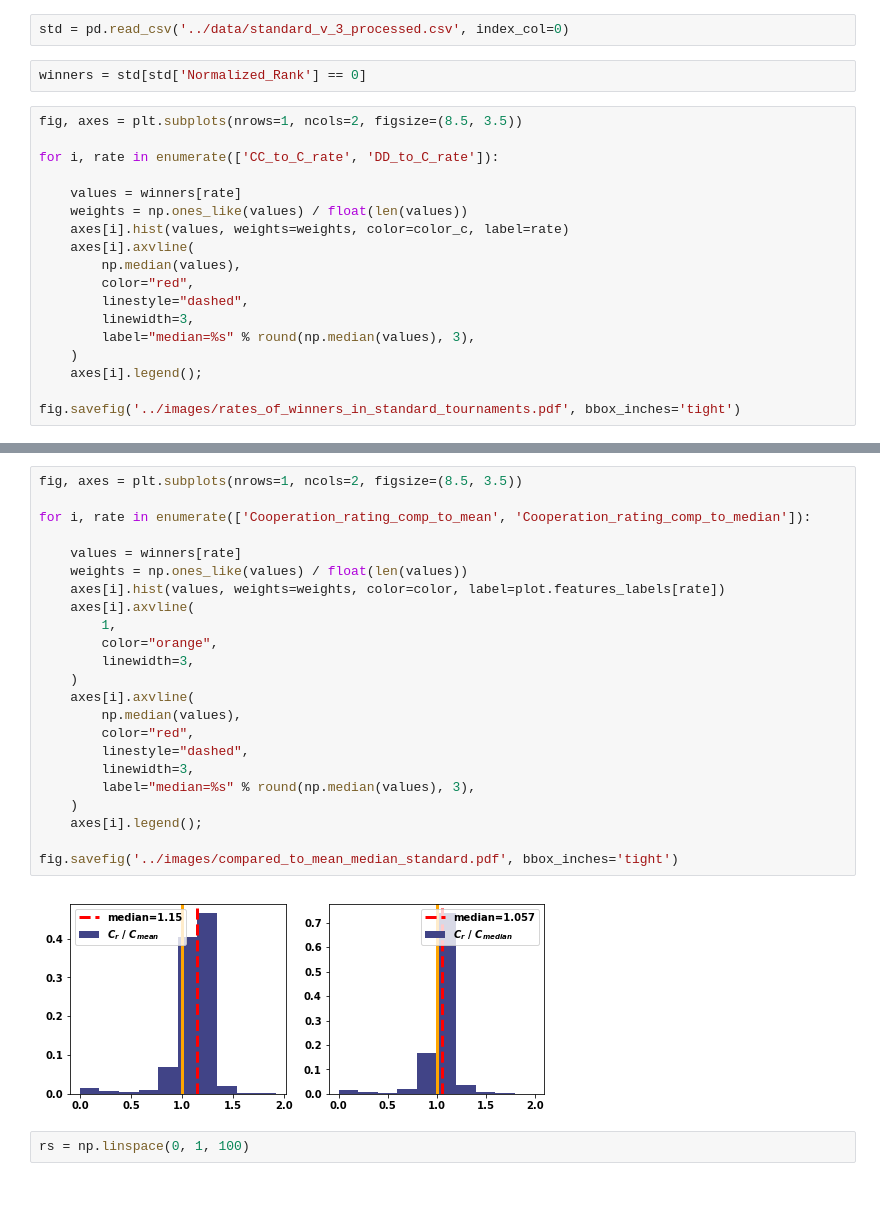
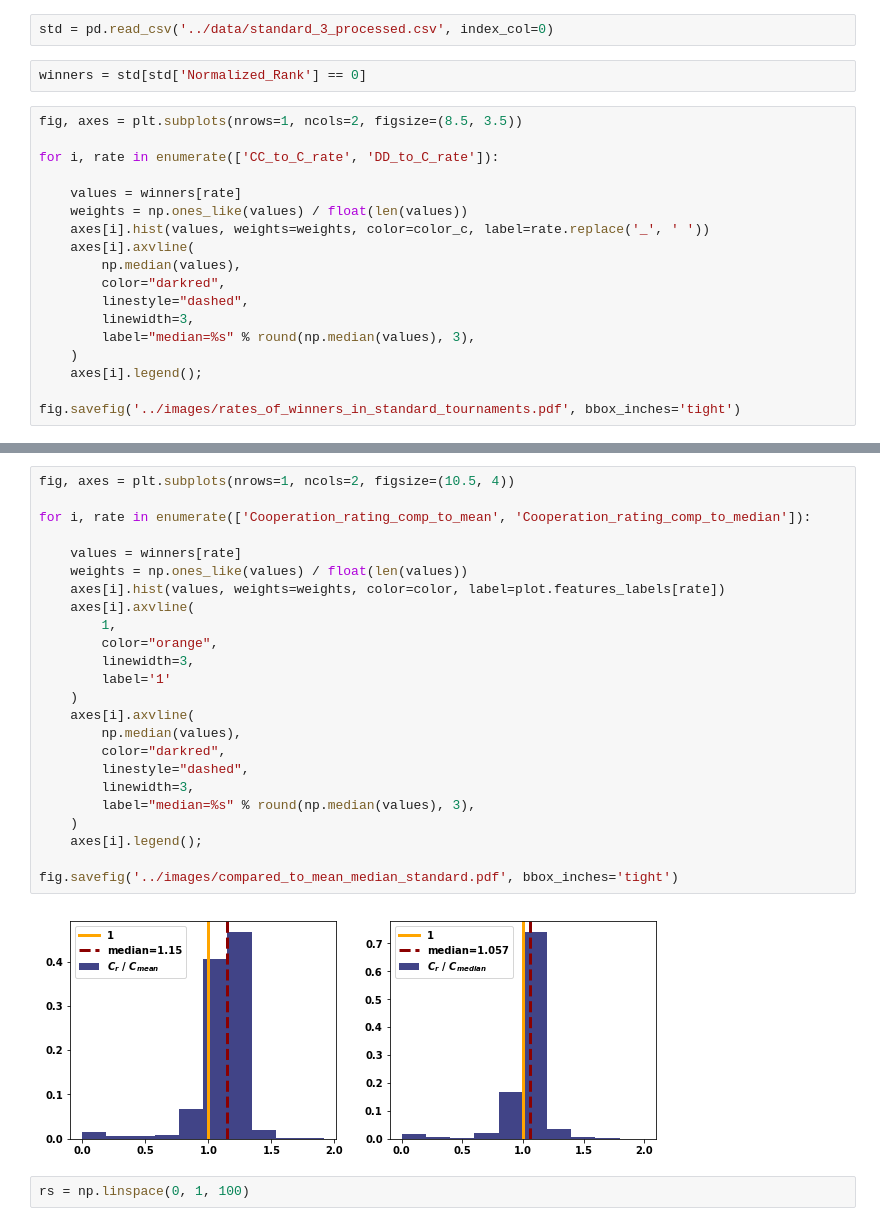
Before and after one commit to Nikoleta-v3/meta-analysis-of-prisoners-dilemma-tournaments, a Jupyter notebook: nbs/5. Discussion.ipynb, the cells around one changed output, grey strips where cells are left out. Saved outputs shown, nothing was run; the diff lists cells and outputs as text; blank space fills up the shorter version.

```diff
--- a/nbs/5. Discussion.ipynb
+++ b/nbs/5. Discussion.ipynb
@@ -20,7 +20,7 @@ In standard tournaments the rates of which a strategy cooperated after mutual de
 # %%
 import pandas as pd
 # %%
-std = pd.read_csv('../data/standard_v_3_processed.csv', index_col=0)
+std = pd.read_csv('../data/standard_3_processed.csv', index_col=0)
 # %%
 winners = std[std['Normalized_Rank'] == 0]
 # %%
@@ -30,10 +30,10 @@ for i, rate in enumerate(['CC_to_C_rate', 'DD_to_C_rate']):
 
     values = winners[rate]
     weights = np.ones_like(values) / float(len(values))
-    axes[i].hist(values, weights=weights, color=color_c, label=rate)
+    axes[i].hist(values, weights=weights, color=color_c, label=rate.replace('_', ' '))
     axes[i].axvline(
         np.median(values),
-        color="red",
+        color="darkred",
         linestyle="dashed",
         linewidth=3,
         label="median=%s" % round(np.median(values), 3),
@@ -46,28 +46,29 @@ fig.savefig('../images/rates_of_winners_in_standard_tournaments.pdf', bbox_inche
 # %%
-fig, axes = plt.subplots(nrows=1, ncols=2, figsize=(8.5, 3.5))
+fig, axes = plt.subplots(nrows=1, ncols=2, figsize=(10.5, 4))
 
 for i, rate in enumerate(['Cooperation_rating_comp_to_mean', 'Cooperation_rating_comp_to_median']):
 
     values = winners[rate]
     weights = np.ones_like(values) / float(len(values))
     axes[i].hist(values, weights=weights, color=color, label=plot.features_labels[rate])
     axes[i].axvline(
         1,
         color="orange",
         linewidth=3,
+        label='1'
     )
     axes[i].axvline(
         np.median(values),
-        color="red",
+        color="darkred",
         linestyle="dashed",
         linewidth=3,
         label="median=%s" % round(np.median(values), 3),
     )
     axes[i].legend();
 
 fig.savefig('../images/compared_to_mean_median_standard.pdf', bbox_inches='tight')
 # %% [output]
-[figure, old version]
+[figure, new version]
 # %%
 rs = np.linspace(0, 1, 100)
 # %%
```
Also changed, not shown: parts of 10 cells of this notebook, 37 other files.
